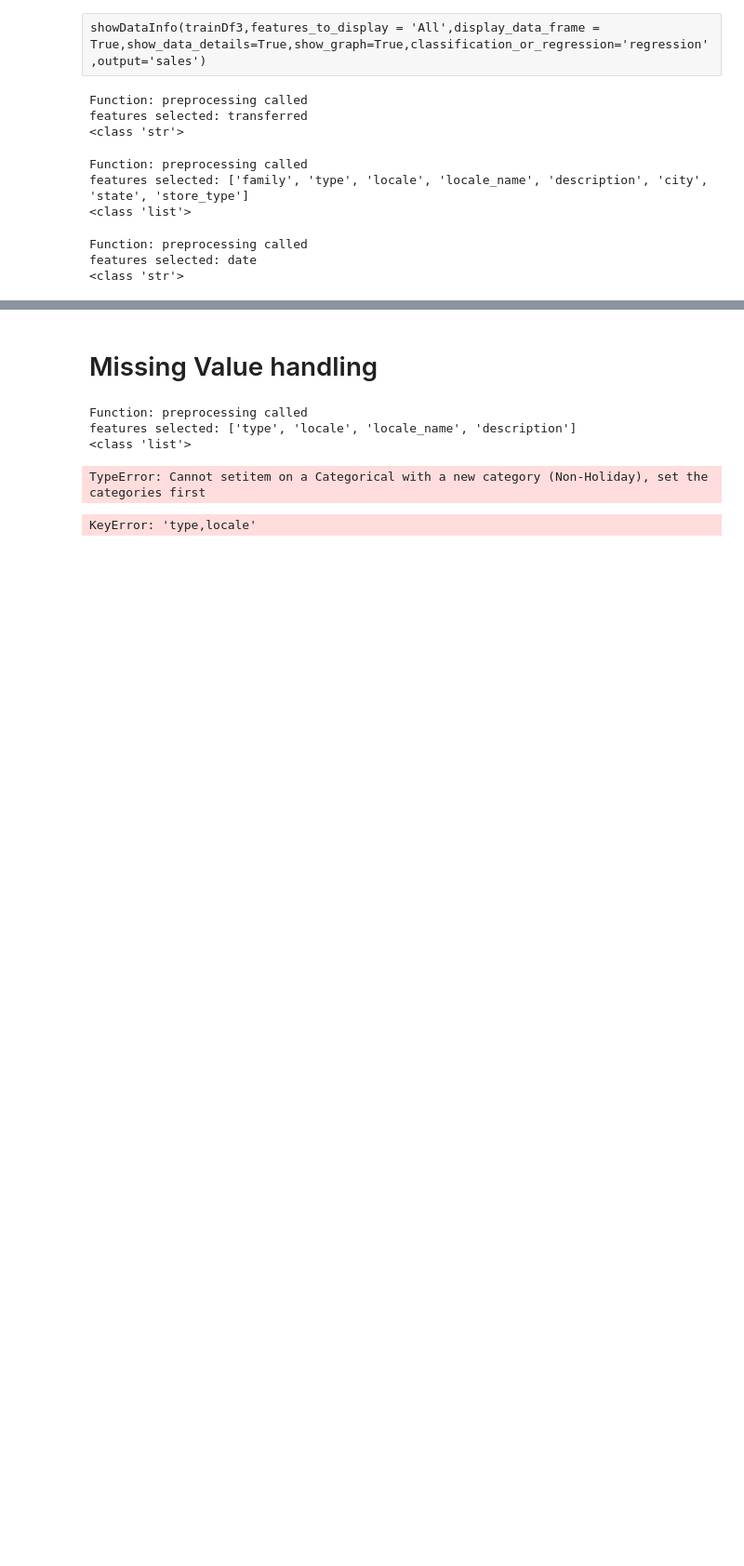
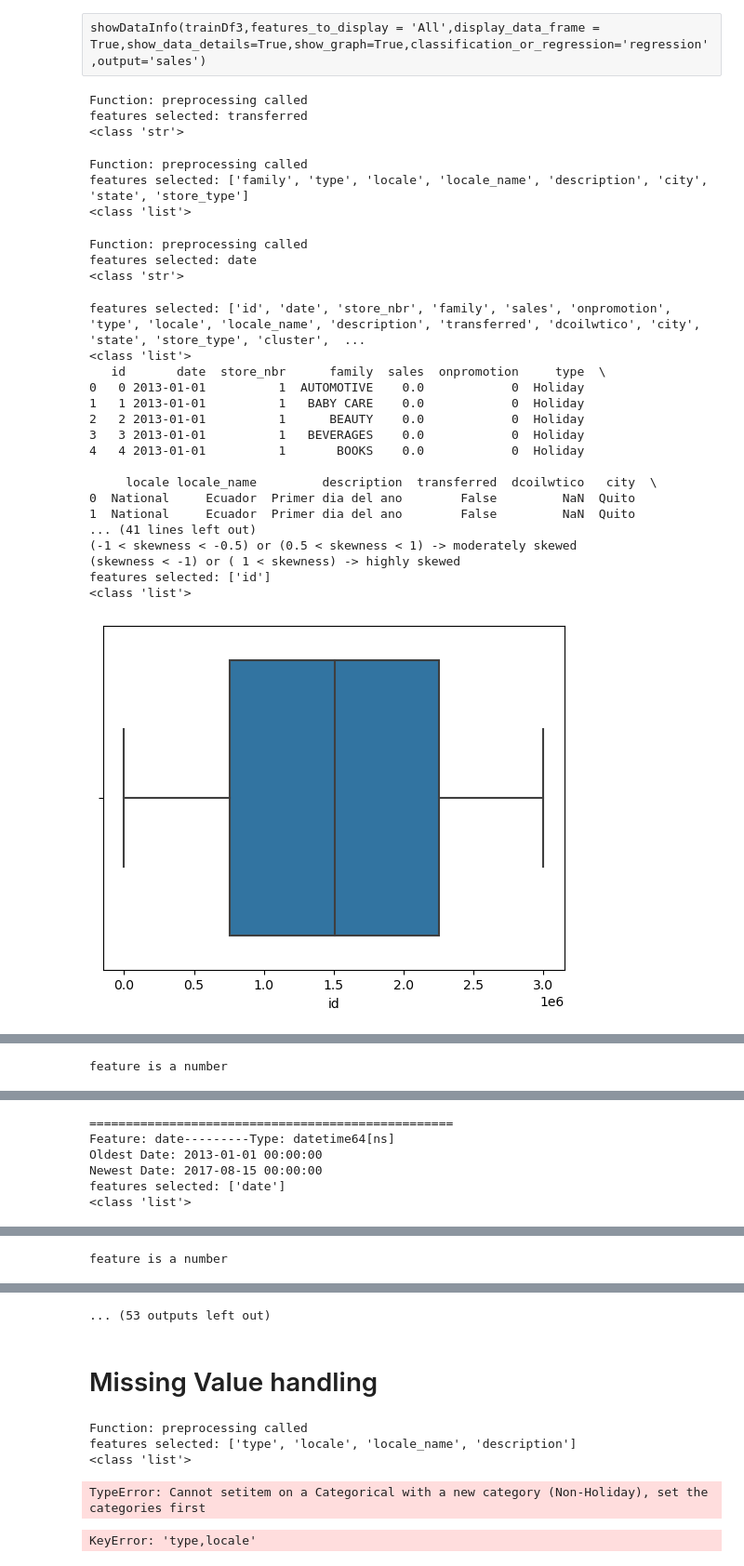
Before and after one commit to dji627/Sales-Prediction, a Jupyter notebook: Sales Prediction.ipynb, the cells around one changed output, grey strips where cells are left out. Shown at 93% size. Drawn from its saved outputs; the diff is of its cells as text; code cells hidden in the pictures; blank space fills up the shorter version.

```diff
--- a/Sales Prediction.ipynb
+++ b/Sales Prediction.ipynb
@@ -158,4 +158,23 @@ Function: preprocessing called
 features selected: date
 <class 'str'>
 # %%
-# showDataInfo(trainDf6,features_to_display = 'All',display_data_frame = True,show_data_details=True,show_graph=True,classification_or_regression='regression',output='sales',set_yscale='log')
+showDataInfo(trainDf6,features_to_display = 'All',display_data_frame = True,show_data_details=True,show_graph=True,classification_or_regression='regression',output='sales',set_yscale='log')
+# %% [output]
+features selected: ['id', 'date', 'store_nbr', 'family', 'sales', 'onpromotion', 'type', 'locale', 'locale_name', 'description', 'transferred', 'dcoilwtico', 'city', 'state', 'store_type', 'cluster',  ...
+<class 'list'>
+   id       date  store_nbr      family  sales  onpromotion     type  \
+0   0 2013-01-01          1  AUTOMOTIVE    0.0            0  Holiday
+1   1 2013-01-01          1   BABY CARE    0.0            0  Holiday
+2   2 2013-01-01          1      BEAUTY    0.0            0  Holiday
+3   3 2013-01-01          1   BEVERAGES    0.0            0  Holiday
+4   4 2013-01-01          1       BOOKS    0.0            0  Holiday
+
+     locale locale_name         description  transferred  dcoilwtico   city  \
+0  National     Ecuador  Primer dia del ano        False         NaN  Quito
+1  National     Ecuador  Primer dia del ano        False         NaN  Quito
+... (41 lines left out)
+(-1 < skewness < -0.5) or (0.5 < skewness < 1) -> moderately skewed
+(skewness < -1) or ( 1 < skewness) -> highly skewed
+features selected: ['id']
+<class 'list'>
+[figure, added]
@@ -161,0 +182 @@ features selected: date
+feature is a number
@@ -161,0 +184,6 @@ features selected: date
+==================================================
+Feature: date---------Type: datetime64[ns]
+Oldest Date: 2013-01-01 00:00:00
+Newest Date: 2017-08-15 00:00:00
+features selected: ['date']
+<class 'list'>
@@ -161,0 +208 @@ features selected: date
+feature is a number
@@ -162,3 +210,4 @@ features selected: date
+... (53 outputs left out)
 # %% [markdown]
 # Missing Value handling
 # %%
```
Also changed, not shown: parts of 4 cells of this notebook.
